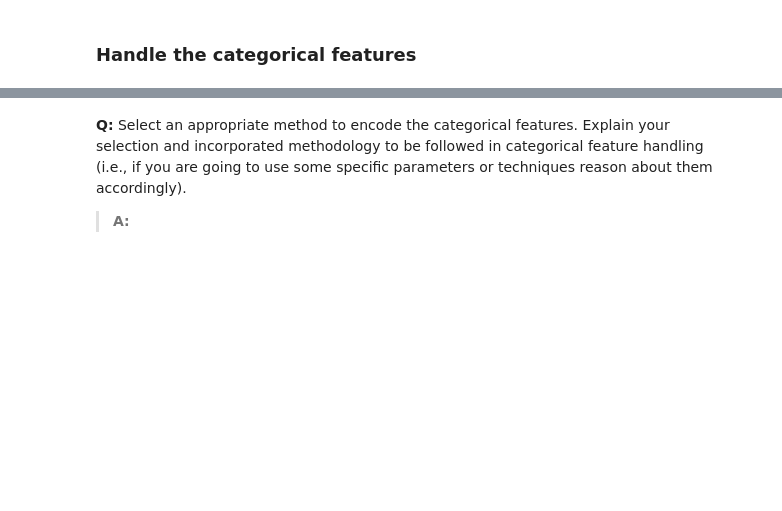
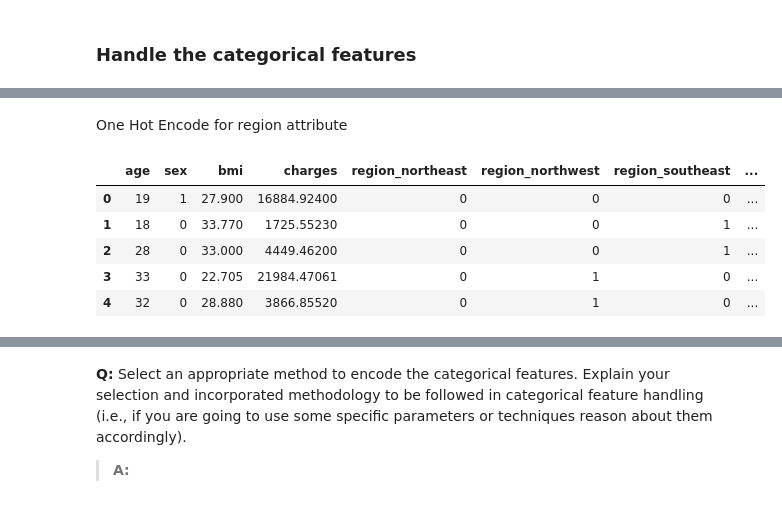
Before and after one commit to Ashfaq-Riyaldeen/Insurance-Cost-Prediction, a Jupyter notebook: Machine Learning.ipynb, the cells around one changed output, grey strips where cells are left out. Drawn from its saved outputs; the diff is of its cells as text; code cells hidden in the pictures; blank space fills up the shorter version.

```diff
--- a/Machine Learning.ipynb
+++ b/Machine Learning.ipynb
@@ -518,0 +555,6 @@ Number of BMI outliers using IQR method: 0
+# %%
+# Remove the 'children' column from the dataset
+insurance_dataset = insurance_dataset.drop(columns=['children'])
+
+# Check the shape of the dataset to confirm that the column has been removed
+print(f"Dataset shape after removing 'children': {insurance_dataset.shape}")
@@ -518,0 +615,6 @@ Number of BMI outliers using IQR method: 0
+# %%
+# Remove the 'children' column from the dataset
+insurance_dataset = insurance_dataset.drop(columns=['smoker'])
+
+# Check the shape of the dataset to confirm that the column has been removed
+print(f"Dataset shape after removing 'smoker': {insurance_dataset.shape}")
@@ -532,0 +671,6 @@ Number of BMI outliers using IQR method: 0
+# %%
+# Encoding sex column
+insurance_dataset.replace({'sex':{'male':0,'female':1}},inplace=True)
+
+# Check the updated dataset
+display(insurance_dataset.head())
@@ -532,0 +684,21 @@ Number of BMI outliers using IQR method: 0
+# %% [markdown]
+One Hot Encode for region attribute
+# %%
+# Perform one-hot encoding for the 'region' column
+region_encoded = pd.get_dummies(insurance_dataset['region'], prefix='region')
+
+# Drop region column
+insurance_dataset.drop(columns=['region'], inplace=True)
+
+# Optionally, you can join the encoded columns back to the original dataset
+insurance_dataset = insurance_dataset.join(region_encoded)
+
+# Check the updated dataset
+display(insurance_dataset.head())
+# %% [output]
+|  | age | sex | bmi | charges | region_northeast | region_northwest | region_southeast | ... |
+| 0 | 19 | 1 | 27.900 | 16884.92400 | 0 | 0 | 0 | ... |
+| 1 | 18 | 0 | 33.770 | 1725.55230 | 0 | 0 | 1 | ... |
+| 2 | 28 | 0 | 33.000 | 4449.46200 | 0 | 0 | 1 | ... |
+| 3 | 33 | 0 | 22.705 | 21984.47061 | 0 | 1 | 0 | ... |
+| 4 | 32 | 0 | 28.880 | 3866.85520 | 0 | 1 | 0 | ... |
```
Also changed, not shown: parts of 47 cells of this notebook.
